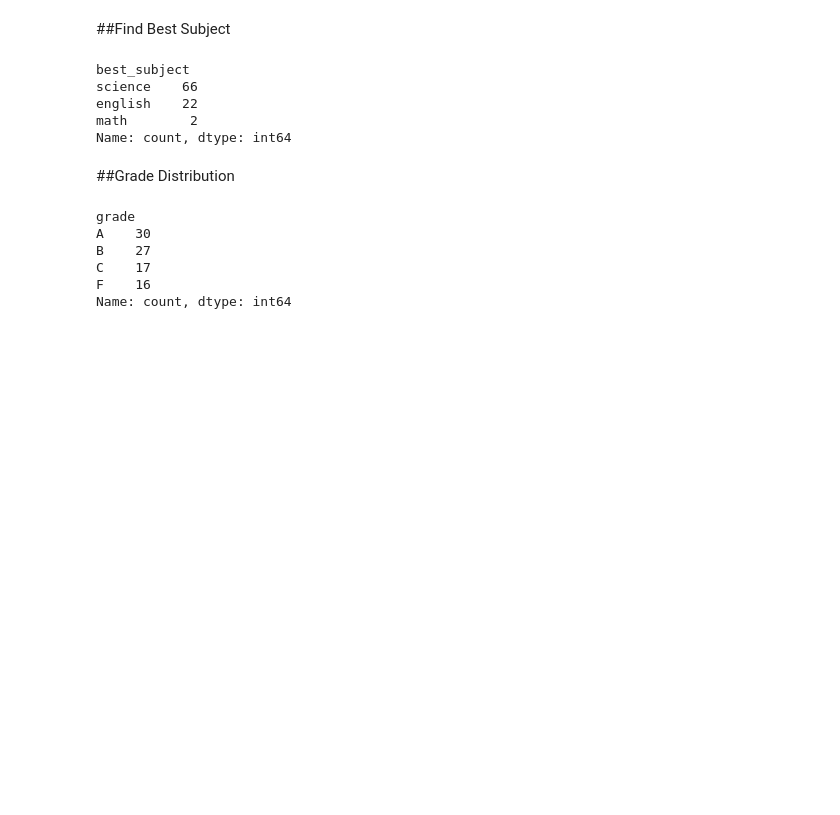
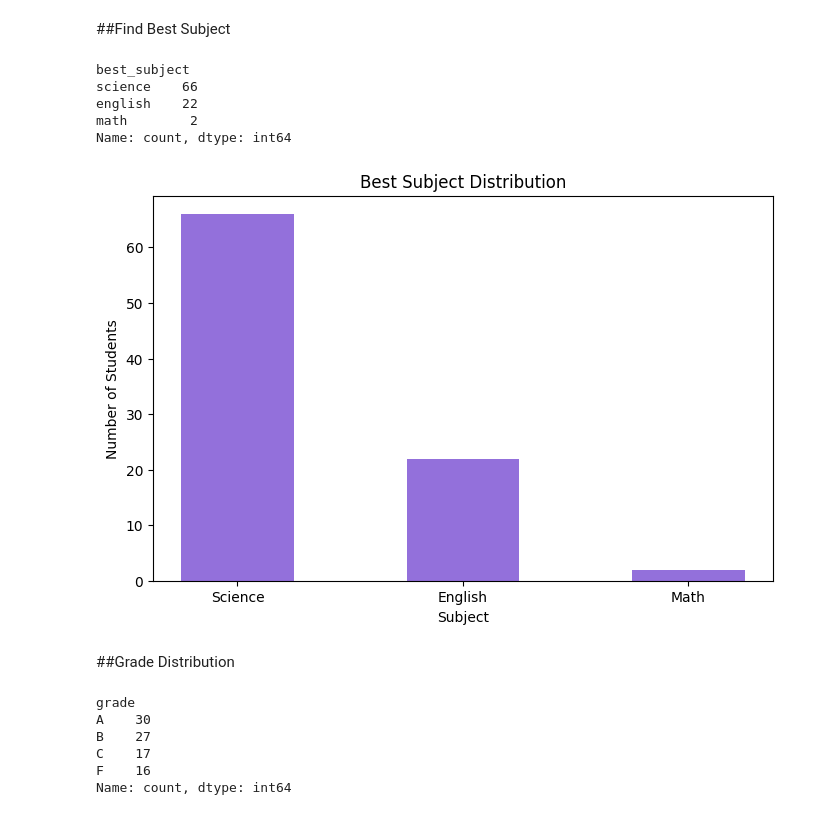
Before and after one commit to vidushanpathir505-bot/academic-data-wrangler, a Jupyter notebook: student-marks-analyzer/student_performance_analysis.ipynb, the cells around one changed output. Drawn from its saved outputs; the diff is of its cells as text; code cells hidden in the pictures; blank space fills up the shorter version.

Commit message:
ADD: Bar Chart

```diff
--- a/student-marks-analyzer/student_performance_analysis.ipynb
+++ b/student-marks-analyzer/student_performance_analysis.ipynb
@@ -235,6 +235,24 @@ science    66
 english    22
 math        2
 Name: count, dtype: int64
+# %%
+plt.figure(figsize=(8, 5))
+
+plt.bar(
+    ['Science', 'English', 'Math'],
+    clean_students_df['best_subject'].value_counts(),
+    color = 'mediumpurple',
+    width=0.5
+)
+
+plt.title('Best Subject Distribution')
+plt.xlabel('Subject')
+plt.ylabel('Number of Students')
+plt.xticks(rotation=0)
+
+plt.show()
+# %% [output]
+[figure, added]
 # %% [markdown]
 ##Grade Distribution
 # %%
```
